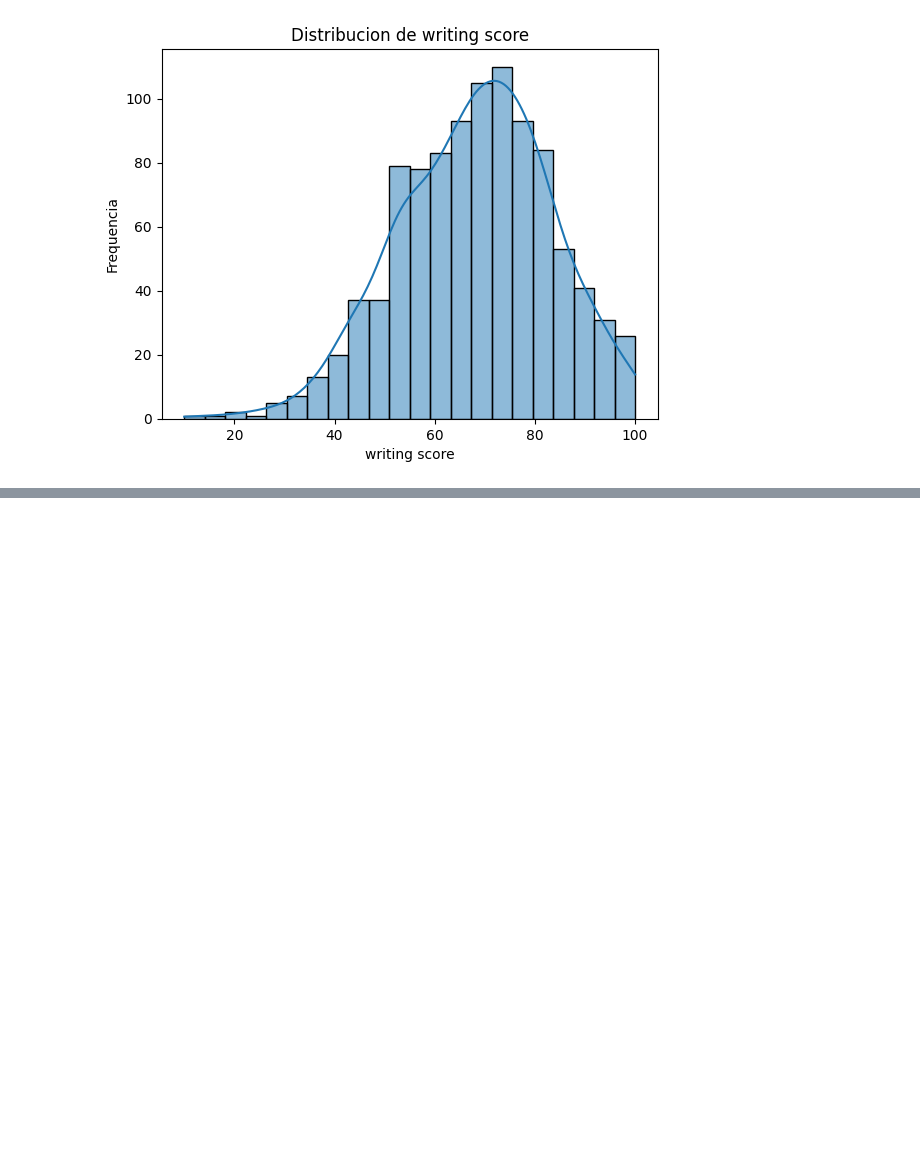
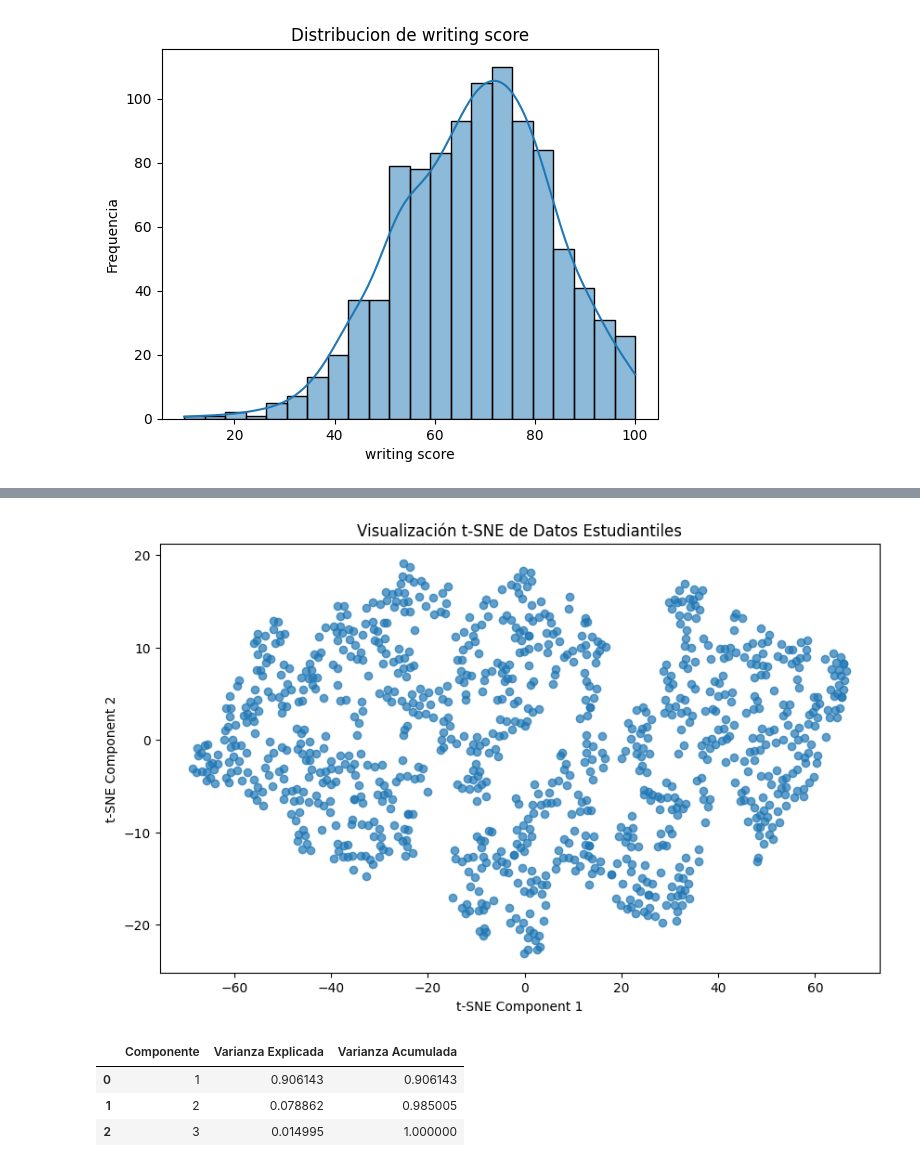
Before and after one commit to Shurrasco23/Guia-6-matematicas, a Jupyter notebook: guia6.ipynb, the cells around one changed output, grey strips where cells are left out. Drawn from its saved outputs; the diff is of its cells as text; code cells hidden in the pictures; blank space fills up the shorter version.

```diff
--- a/guia6.ipynb
+++ b/guia6.ipynb
@@ -134,0 +170,56 @@ for column in df_data_num.columns:
+# %%
+from sklearn.preprocessing import StandardScaler, OneHotEncoder
+from sklearn.compose import ColumnTransformer
+from sklearn.pipeline import Pipeline
+from sklearn.manifold import TSNE
+
+num_features = df_data_num.columns.tolist()
+
+numeric_transformer = Pipeline(steps=[
+    ('scaler', StandardScaler())
+])
+
+preprocessor = ColumnTransformer(
+    transformers=[
+        ('num', numeric_transformer, num_features),
+    ]
+)
+
+X_prepared = preprocessor.fit_transform(df_data)
+
+tsne = TSNE(n_components=2, perplexity=30, learning_rate=200, random_state=42)
+
+X_tsne = tsne.fit_transform(X_prepared)
+
+plt.figure(figsize=(10, 6))
+plt.scatter(X_tsne[:, 0], X_tsne[:, 1], alpha=0.7)
+plt.title('Visualización t-SNE de Datos Estudiantiles')
+plt.xlabel('t-SNE Component 1')
+plt.ylabel('t-SNE Component 2')
+plt.show()
+# %% [output]
+[figure, added]
+# %%
+from sklearn.decomposition import PCA
+
+X = df_data.select_dtypes(include=['int64', 'float64'])
+X_scaled = StandardScaler().fit_transform(X)
+
+pca = PCA()
+X_pca = pca.fit_transform(X_scaled)
+
+explained_variance = pca.explained_variance_ratio_
+cumulative_variance = np.cumsum(explained_variance)
+
+pca_df = pd.DataFrame({
+    'Componente': range(1, len(explained_variance) + 1),
+    'Varianza Explicada': explained_variance,
+    'Varianza Acumulada': cumulative_variance
+})
+
+pca_df
+# %% [output]
+|  | Componente | Varianza Explicada | Varianza Acumulada |
+| 0 | 1 | 0.906143 | 0.906143 |
+| 1 | 2 | 0.078862 | 0.985005 |
+| 2 | 3 | 0.014995 | 1.000000 |
```
Also changed, not shown: parts of 4 cells of this notebook.
